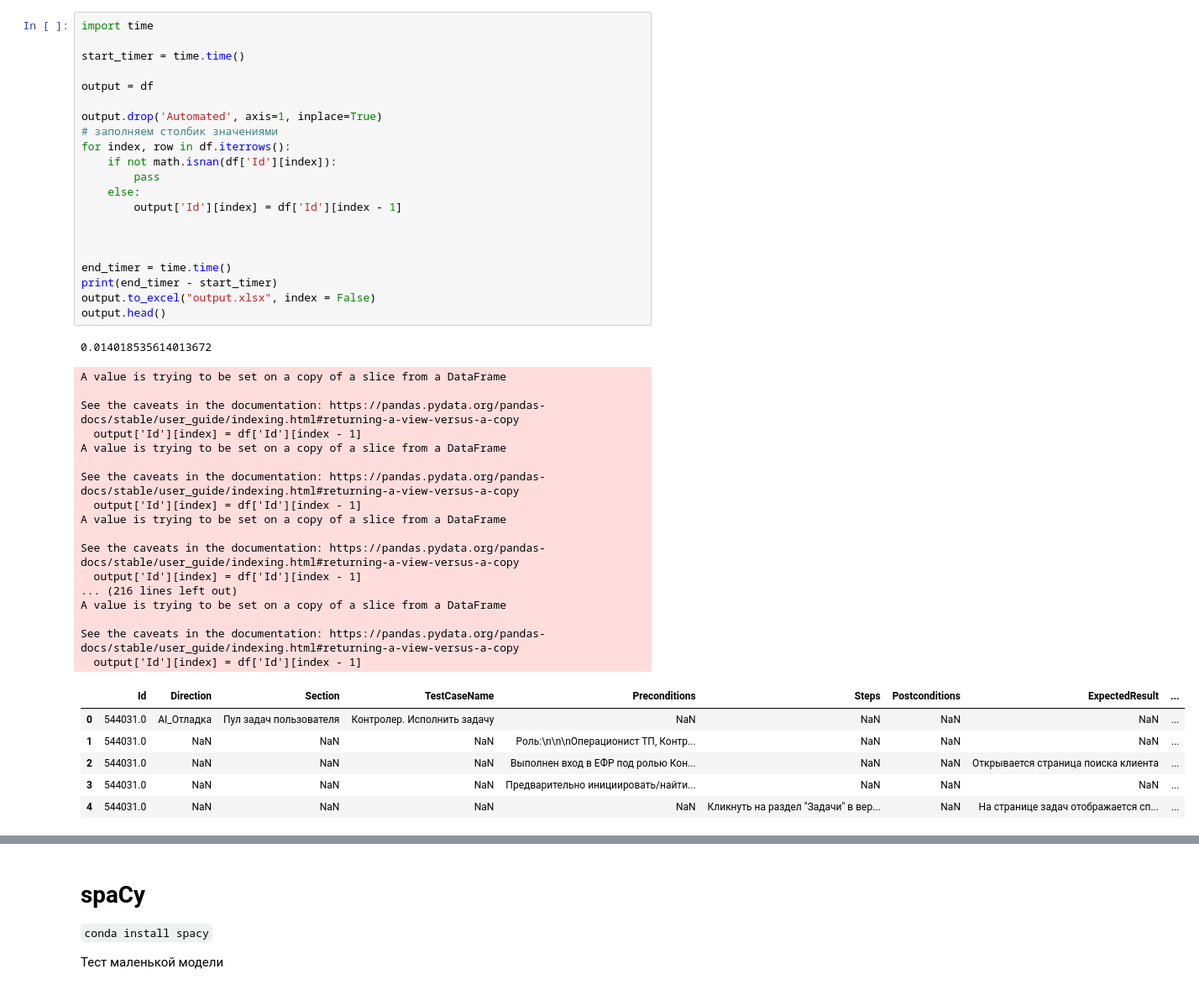
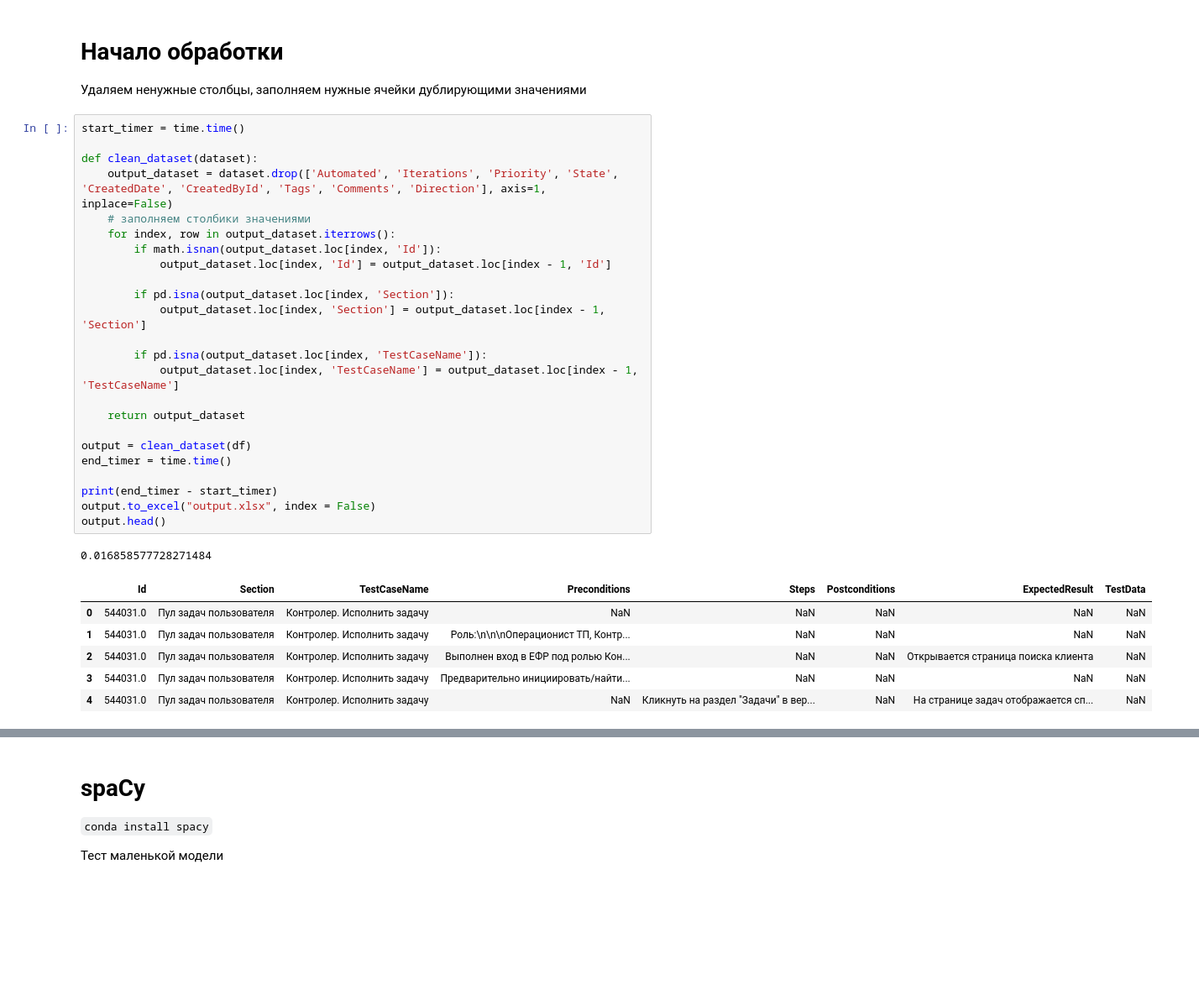
Before and after one commit to paulrainy/EmbeddingTest, a Jupyter notebook: spacy_test.ipynb, the cells around one changed output, grey strips where cells are left out. Shown: that part at 84% size. Cells and saved outputs as stored; diff of their text form; blank space fills up the shorter version.

Commit message:
empty cells cleaner wip

```diff
--- a/spacy_test.ipynb
+++ b/spacy_test.ipynb
@@ -14,49 +15,39 @@ df.head()
 | 2 | NaN | NaN | NaN | NaN | NaN | Выполнен вход в ЕФР под ролью Кон... | NaN | NaN | ... |
 | 3 | NaN | NaN | NaN | NaN | NaN | Предварительно инициировать/найти... | NaN | NaN | ... |
 | 4 | NaN | NaN | NaN | NaN | NaN | NaN | Кликнуть на раздел "Задачи" в вер... | NaN | ... |
+# %% [markdown]
+# Начало обработки
+
+Удаляем ненужные столбцы, заполняем нужные ячейки дублирующими значениями
 # %%
-import time
-
 start_timer = time.time()
 
-output = df
+def clean_dataset(dataset):
+    output_dataset = dataset.drop(['Automated', 'Iterations', 'Priority', 'State', 'CreatedDate', 'CreatedById', 'Tags', 'Comments', 'Direction'], axis=1, inplace=False)
+    # заполняем столбики значениями
+    for index, row in output_dataset.iterrows():
+        if math.isnan(output_dataset.loc[index, 'Id']):
+            output_dataset.loc[index, 'Id'] = output_dataset.loc[index - 1, 'Id']
 
-output.drop('Automated', axis=1, inplace=True)
-# заполняем столбик значениями
-for index, row in df.iterrows():
-    if not math.isnan(df['Id'][index]):
-        pass
-    else:
-        output['Id'][index] = df['Id'][index - 1]
+        if pd.isna(output_dataset.loc[index, 'Section']):
+            output_dataset.loc[index, 'Section'] = output_dataset.loc[index - 1, 'Section']
 
+        if pd.isna(output_dataset.loc[index, 'TestCaseName']):
+            output_dataset.loc[index, 'TestCaseName'] = output_dataset.loc[index - 1, 'TestCaseName']
 
+    return output_dataset
 
+output = clean_dataset(df)
 end_timer = time.time()
+
 print(end_timer - start_timer)
 output.to_excel("output.xlsx", index = False)
 output.head()
 # %% [output]
-0.014018535614013672
+0.016858577728271484
-A value is trying to be set on a copy of a slice from a DataFrame
-
-See the caveats in the documentation: https://pandas.pydata.org/pandas-docs/stable/user_guide/indexing.html#returning-a-view-versus-a-copy
-  output['Id'][index] = df['Id'][index - 1]
-A value is trying to be set on a copy of a slice from a DataFrame
-
-See the caveats in the documentation: https://pandas.pydata.org/pandas-docs/stable/user_guide/indexing.html#returning-a-view-versus-a-copy
-  output['Id'][index] = df['Id'][index - 1]
-A value is trying to be set on a copy of a slice from a DataFrame
-
-See the caveats in the documentation: https://pandas.pydata.org/pandas-docs/stable/user_guide/indexing.html#returning-a-view-versus-a-copy
-  output['Id'][index] = df['Id'][index - 1]
-... (216 lines left out)
-A value is trying to be set on a copy of a slice from a DataFrame
-
-See the caveats in the documentation: https://pandas.pydata.org/pandas-docs/stable/user_guide/indexing.html#returning-a-view-versus-a-copy
-  output['Id'][index] = df['Id'][index - 1]
-|  | Id | Direction | Section | TestCaseName | Preconditions | Steps | Postconditions | ExpectedResult | ... |
-| 0 | 544031.0 | AI_Отладка | Пул задач пользователя | Контролер. Исполнить задачу | NaN | NaN | NaN | NaN | ... |
-| 1 | 544031.0 | NaN | NaN | NaN | Роль:\n\n\nОперационист ТП, Контр... | NaN | NaN | NaN | ... |
-| 2 | 544031.0 | NaN | NaN | NaN | Выполнен вход в ЕФР под ролью Кон... | NaN | NaN | Открывается страница поиска клиента | ... |
-| 3 | 544031.0 | NaN | NaN | NaN | Предварительно инициировать/найти... | NaN | NaN | NaN | ... |
-| 4 | 544031.0 | NaN | NaN | NaN | NaN | Кликнуть на раздел "Задачи" в вер... | NaN | На странице задач отображается сп... | ... |
+|  | Id | Section | TestCaseName | Preconditions | Steps | Postconditions | ExpectedResult | TestData |
+| 0 | 544031.0 | Пул задач пользователя | Контролер. Исполнить задачу | NaN | NaN | NaN | NaN | NaN |
+| 1 | 544031.0 | Пул задач пользователя | Контролер. Исполнить задачу | Роль:\n\n\nОперационист ТП, Контр... | NaN | NaN | NaN | NaN |
+| 2 | 544031.0 | Пул задач пользователя | Контролер. Исполнить задачу | Выполнен вход в ЕФР под ролью Кон... | NaN | NaN | Открывается страница поиска клиента | NaN |
+| 3 | 544031.0 | Пул задач пользователя | Контролер. Исполнить задачу | Предварительно инициировать/найти... | NaN | NaN | NaN | NaN |
+| 4 | 544031.0 | Пул задач пользователя | Контролер. Исполнить задачу | NaN | Кликнуть на раздел "Задачи" в вер... | NaN | На странице задач отображается сп... | NaN |
```
Also changed, not shown: parts of 9 cells of this notebook, 2 other files.
